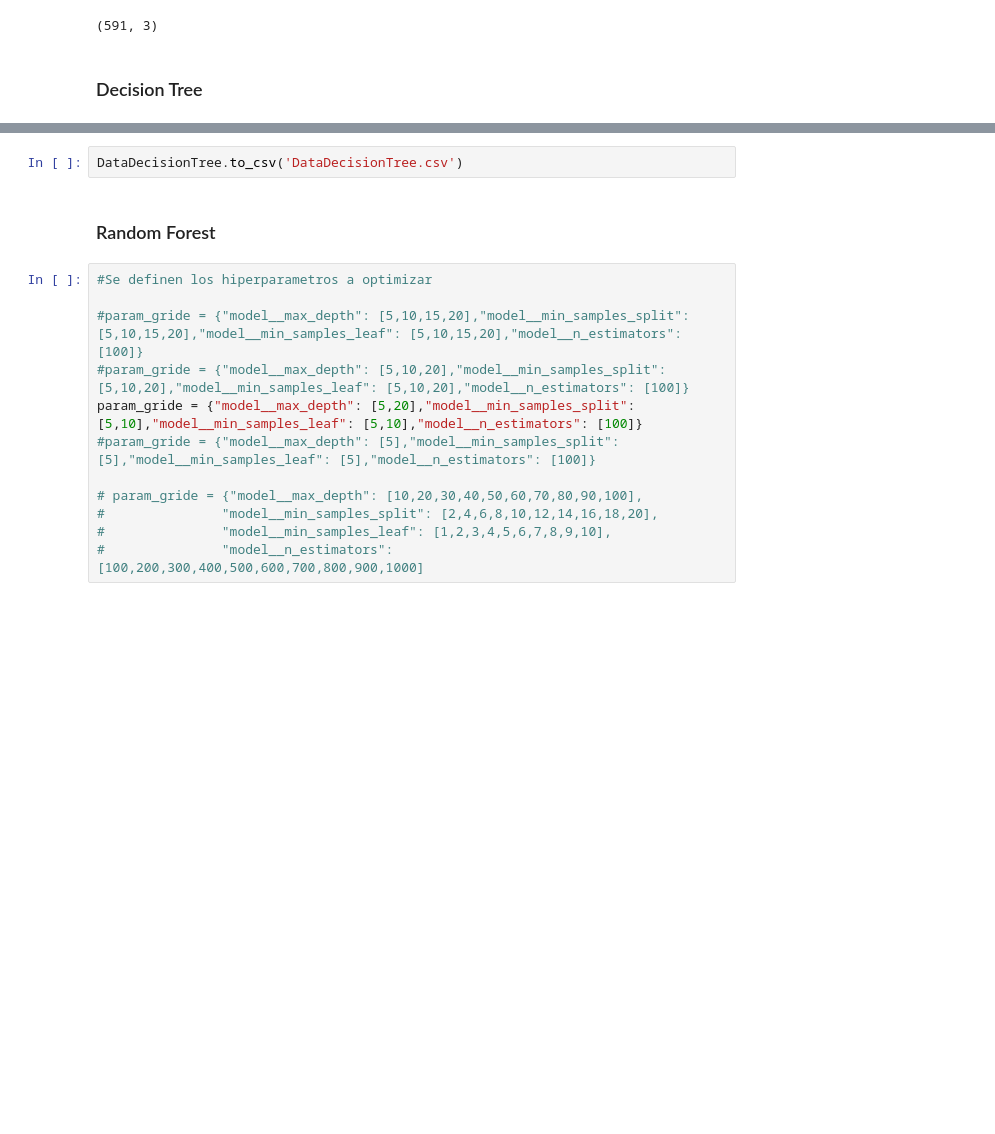
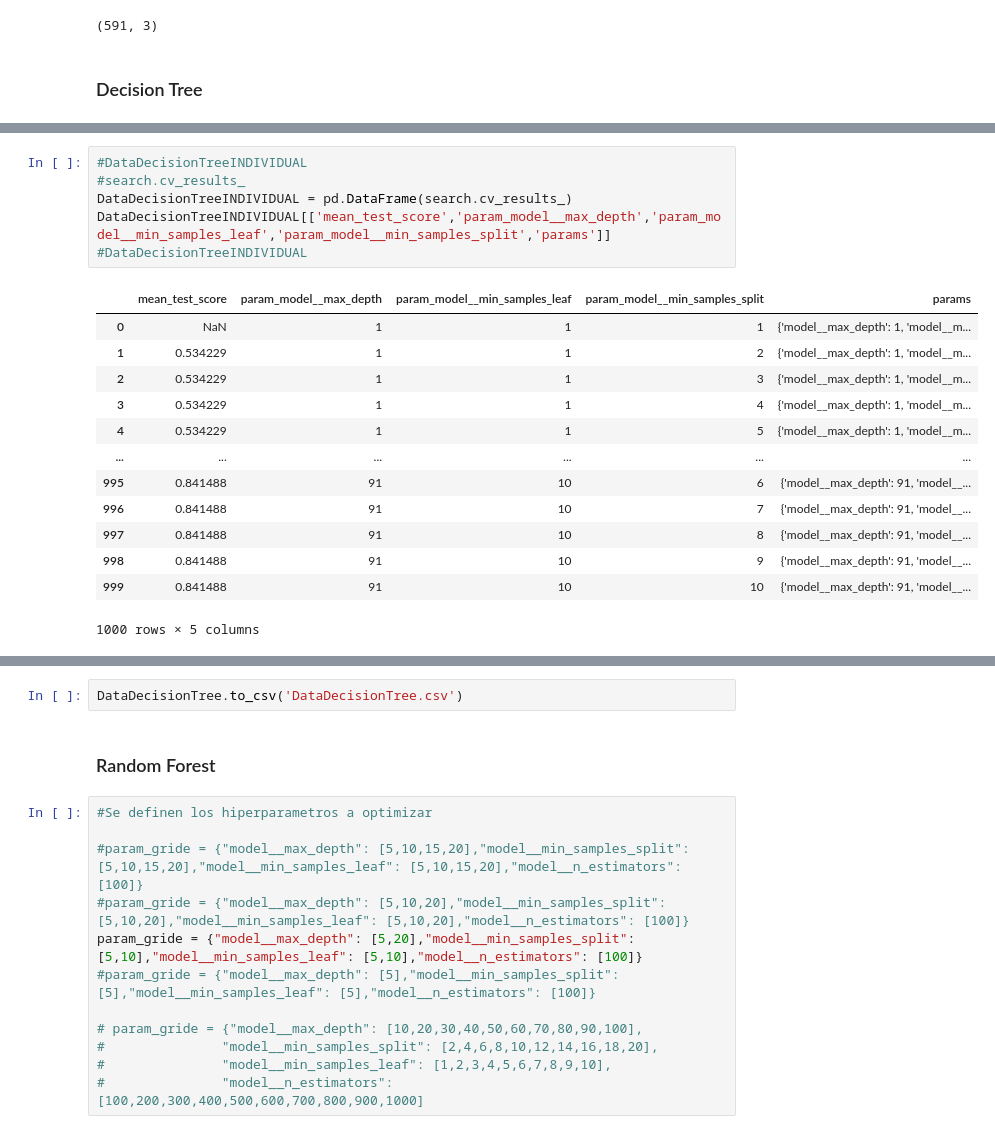
Before and after one commit to marioeoteroa/ProyectoMarcha, a Jupyter notebook: ProyectoMarcha-OptHiper.ipynb, the cells around one changed output, grey strips where cells are left out. Cells and saved outputs as stored; diff of their text form; blank space fills up the shorter version.

```diff
--- a/ProyectoMarcha-OptHiper.ipynb
+++ b/ProyectoMarcha-OptHiper.ipynb
@@ -199,0 +199,20 @@ DataDecisionTree.head(200)
+# %%
+#DataDecisionTreeINDIVIDUAL
+#search.cv_results_
+DataDecisionTreeINDIVIDUAL = pd.DataFrame(search.cv_results_)
+DataDecisionTreeINDIVIDUAL[['mean_test_score','param_model__max_depth','param_model__min_samples_leaf','param_model__min_samples_split','params']]
+#DataDecisionTreeINDIVIDUAL
+# %% [output]
+|  | mean_test_score | param_model__max_depth | param_model__min_samples_leaf | param_model__min_samples_split | params |
+| 0 | NaN | 1 | 1 | 1 | {'model__max_depth': 1, 'model__m... |
+| 1 | 0.534229 | 1 | 1 | 2 | {'model__max_depth': 1, 'model__m... |
+| 2 | 0.534229 | 1 | 1 | 3 | {'model__max_depth': 1, 'model__m... |
+| 3 | 0.534229 | 1 | 1 | 4 | {'model__max_depth': 1, 'model__m... |
+| 4 | 0.534229 | 1 | 1 | 5 | {'model__max_depth': 1, 'model__m... |
+| ... | ... | ... | ... | ... | ... |
+| 995 | 0.841488 | 91 | 10 | 6 | {'model__max_depth': 91, 'model__... |
+| 996 | 0.841488 | 91 | 10 | 7 | {'model__max_depth': 91, 'model__... |
+| 997 | 0.841488 | 91 | 10 | 8 | {'model__max_depth': 91, 'model__... |
+| 998 | 0.841488 | 91 | 10 | 9 | {'model__max_depth': 91, 'model__... |
+| 999 | 0.841488 | 91 | 10 | 10 | {'model__max_depth': 91, 'model__... |
+1000 rows × 5 columns
```
Also changed, not shown: parts of 7 cells of this notebook.
